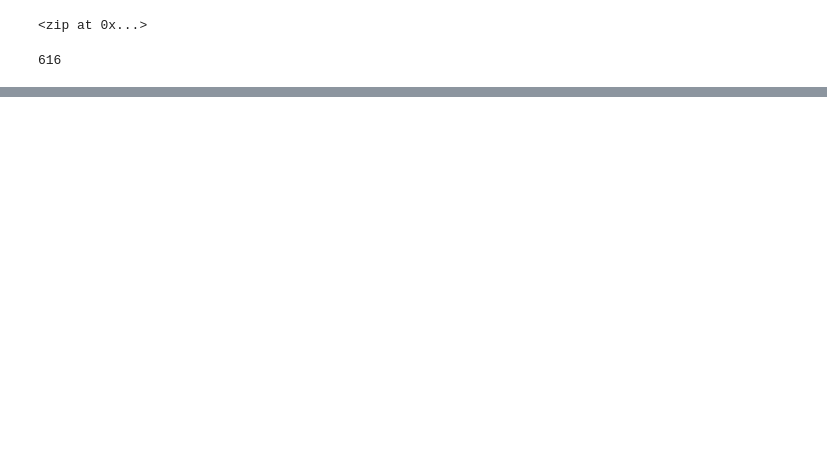
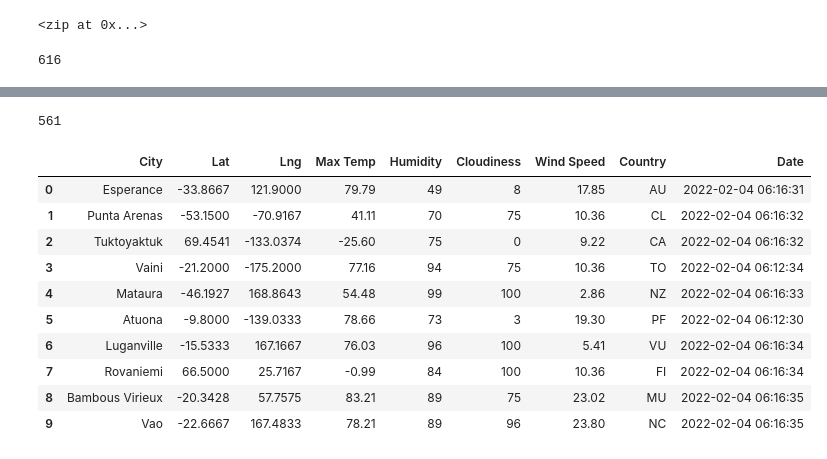
Before and after one commit to balpreet-gill/World_Weather_Analysis, a Jupyter notebook: WeatherPy.ipynb, the cells around one changed output, grey strips where cells are left out. Cells and saved outputs as stored; diff of their text form; code cells hidden in the pictures; blank space fills up the shorter version.

```diff
--- a/WeatherPy.ipynb
+++ b/WeatherPy.ipynb
@@ -33,0 +40,4 @@ len(cities)
+# %%
+# Starting URL for Weather Map API Call.
+url = "http://api.openweathermap.org/data/2.5/weather?units=Imperial&APPID=" + weather_api_key
+print(url)
@@ -33,0 +141,20 @@ len(cities)
+# %%
+len(city_data)
+# %% [output]
+561
+# %%
+# Convert the array of dictionaries to a Pandas DataFrame.
+city_data_df = pd.DataFrame(city_data)
+city_data_df.head(10)
+# %% [output]
+|  | City | Lat | Lng | Max Temp | Humidity | Cloudiness | Wind Speed | Country | Date |
+| 0 | Esperance | -33.8667 | 121.9000 | 79.79 | 49 | 8 | 17.85 | AU | 2022-02-04 06:16:31 |
+| 1 | Punta Arenas | -53.1500 | -70.9167 | 41.11 | 70 | 75 | 10.36 | CL | 2022-02-04 06:16:32 |
+| 2 | Tuktoyaktuk | 69.4541 | -133.0374 | -25.60 | 75 | 0 | 9.22 | CA | 2022-02-04 06:16:32 |
+| 3 | Vaini | -21.2000 | -175.2000 | 77.16 | 94 | 75 | 10.36 | TO | 2022-02-04 06:12:34 |
+| 4 | Mataura | -46.1927 | 168.8643 | 54.48 | 99 | 100 | 2.86 | NZ | 2022-02-04 06:16:33 |
+| 5 | Atuona | -9.8000 | -139.0333 | 78.66 | 73 | 3 | 19.30 | PF | 2022-02-04 06:12:30 |
+| 6 | Luganville | -15.5333 | 167.1667 | 76.03 | 96 | 100 | 5.41 | VU | 2022-02-04 06:16:34 |
+| 7 | Rovaniemi | 66.5000 | 25.7167 | -0.99 | 84 | 100 | 10.36 | FI | 2022-02-04 06:16:34 |
+| 8 | Bambous Virieux | -20.3428 | 57.7575 | 83.21 | 89 | 75 | 23.02 | MU | 2022-02-04 06:16:35 |
+| 9 | Vao | -22.6667 | 167.4833 | 78.21 | 89 | 96 | 23.80 | NC | 2022-02-04 06:16:35 |
```
Also changed, not shown: parts of 7 cells of this notebook, 2 other files.
